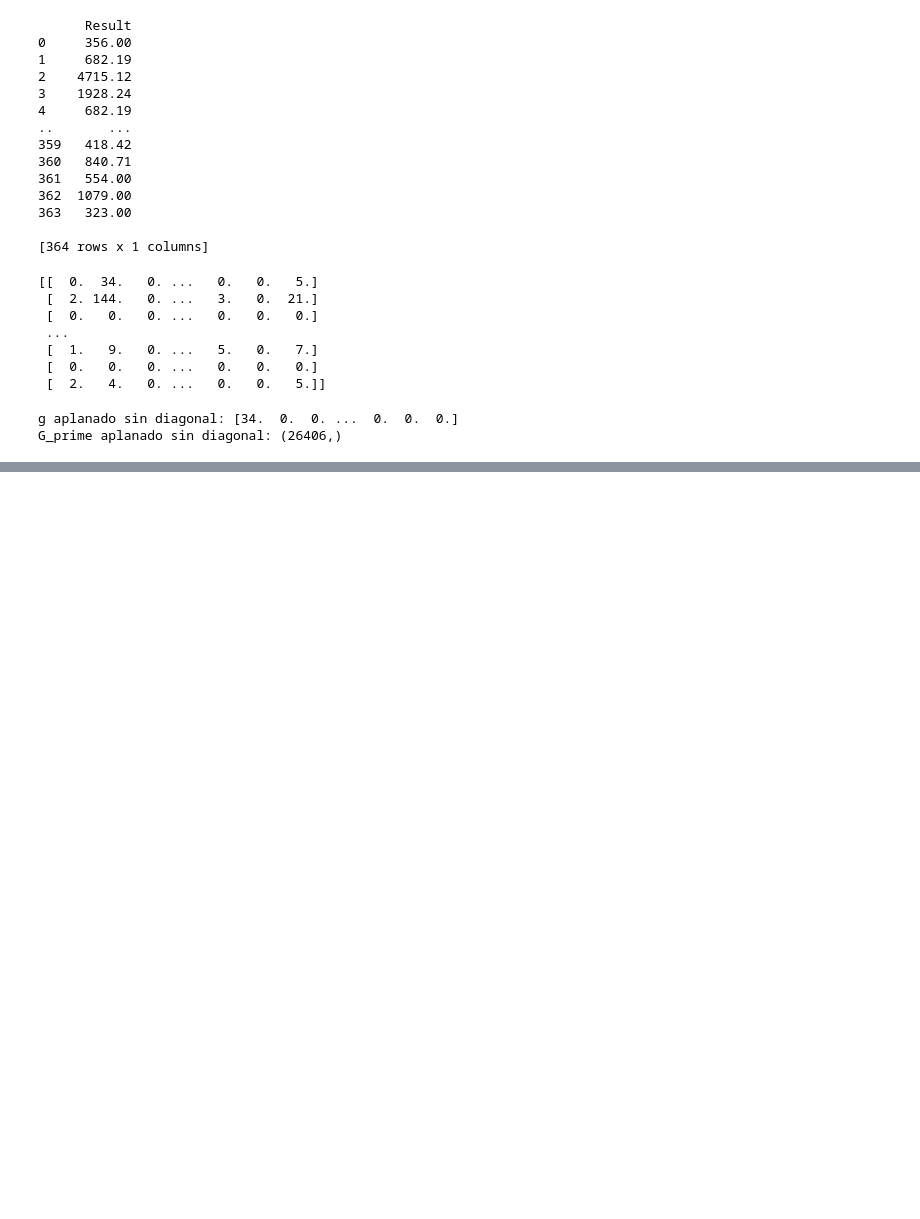
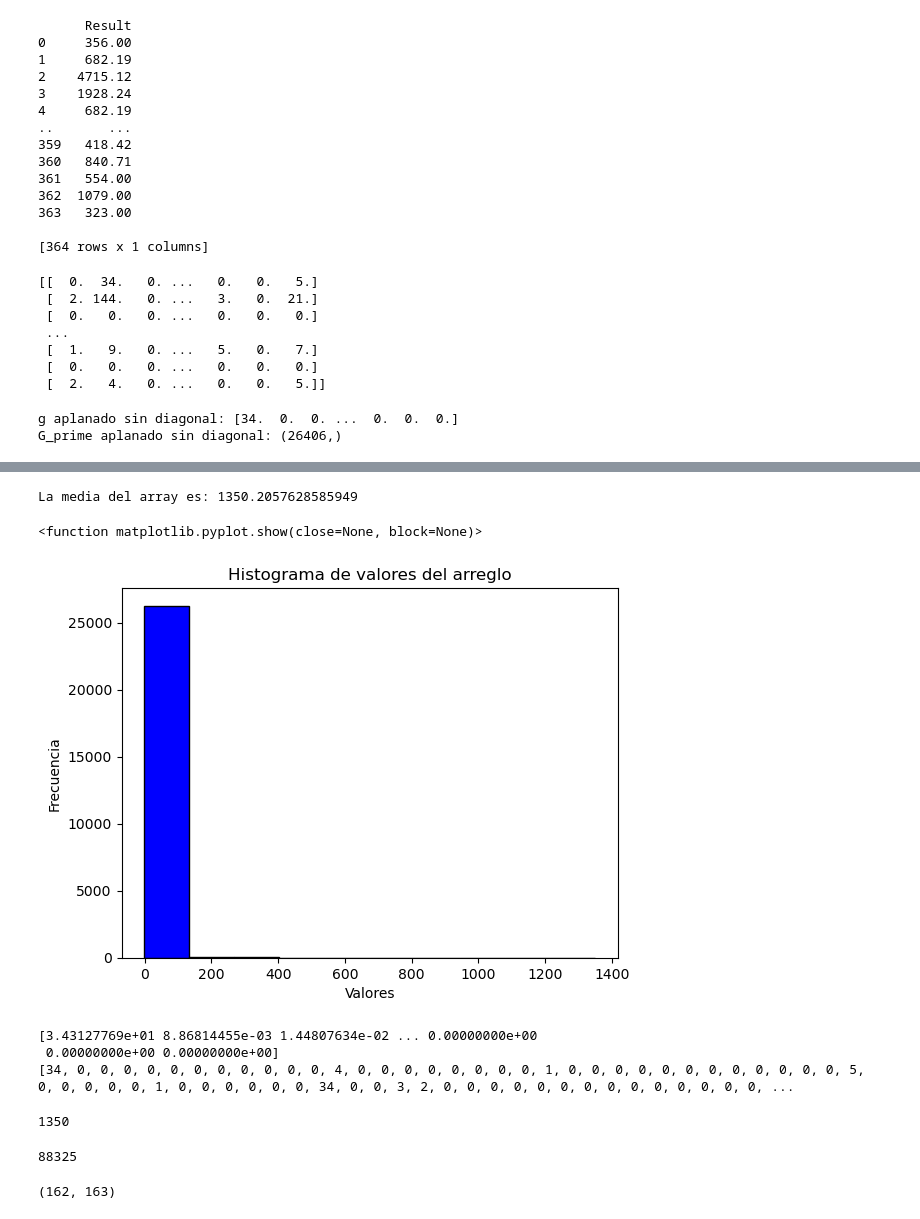
Before and after one commit to JuanPabloWakkaWatson/Estimacion-Matriz-OD-Metro, a Jupyter notebook: Proyecto_AA.ipynb, the cells around one changed output, grey strips where cells are left out. Saved outputs shown, nothing was run; the diff lists cells and outputs as text; code cells hidden in the pictures; blank space fills up the shorter version.

```diff
--- a/Proyecto_AA.ipynb
+++ b/Proyecto_AA.ipynb
@@ -604,0 +605,58 @@ Iteraciones realizadas: 341
+# %%
+media = np.max(solution)
+
+# Imprimir la media
+print("La media del array es:", media)
+# %% [output]
+La media del array es: 1350.2057628585949
+# %%
+plt.hist(solution, bins=10, color='blue', edgecolor='black')
+
+# Agregar etiquetas y título
+plt.xlabel('Valores')
+plt.ylabel('Frecuencia')
+plt.title('Histograma de valores del arreglo')
+
+# Mostrar el histograma
+plt.show
+# %% [output]
+<function matplotlib.pyplot.show(close=None, block=None)>
+[figure, added]
+# %%
+import math
+
+def replace_negatives_and_nan_with_zero(vector):
+    # Iterate through each element in the vector
+    for i in range(len(vector)):
+        # If the element is negative or NaN, replace it with zero
+        if math.isnan(vector[i]) or vector[i] < 0:
+            vector[i] = 0.
+
+# Example usage:
+import numpy as np
+
+replace_negatives_and_nan_with_zero(solution)
+
+# Output the modified vector
+print(solution)
+np.max(solution)
+rounded_solution = [round(x) for x in solution]
+print(rounded_solution)
+np.max(rounded_solution)
+# %% [output]
+[3.43127769e+01 8.86814455e-03 1.44807634e-02 ... 0.00000000e+00
+ 0.00000000e+00 0.00000000e+00]
+[34, 0, 0, 0, 0, 0, 0, 0, 0, 0, 0, 0, 4, 0, 0, 0, 0, 0, 0, 0, 0, 1, 0, 0, 0, 0, 0, 0, 0, 0, 0, 0, 0, 0, 5, 0, 0, 0, 0, 0, 1, 0, 0, 0, 0, 0, 0, 34, 0, 0, 3, 2, 0, 0, 0, 0, 0, 0, 0, 0, 0, 0, 0, 0, 0, 0, ...
+1350
+# %%
+np.sum(rounded_solution)
+# %% [output]
+88325
+# %%
+import numpy as np
+matrix_final = np.reshape(rounded_solution, (162, 163))
+
+# Print the shape of the resulting matrix
+print(matrix_final.shape)
+# %% [output]
+(162, 163)
```
Also changed, not shown: parts of 15 cells of this notebook.
